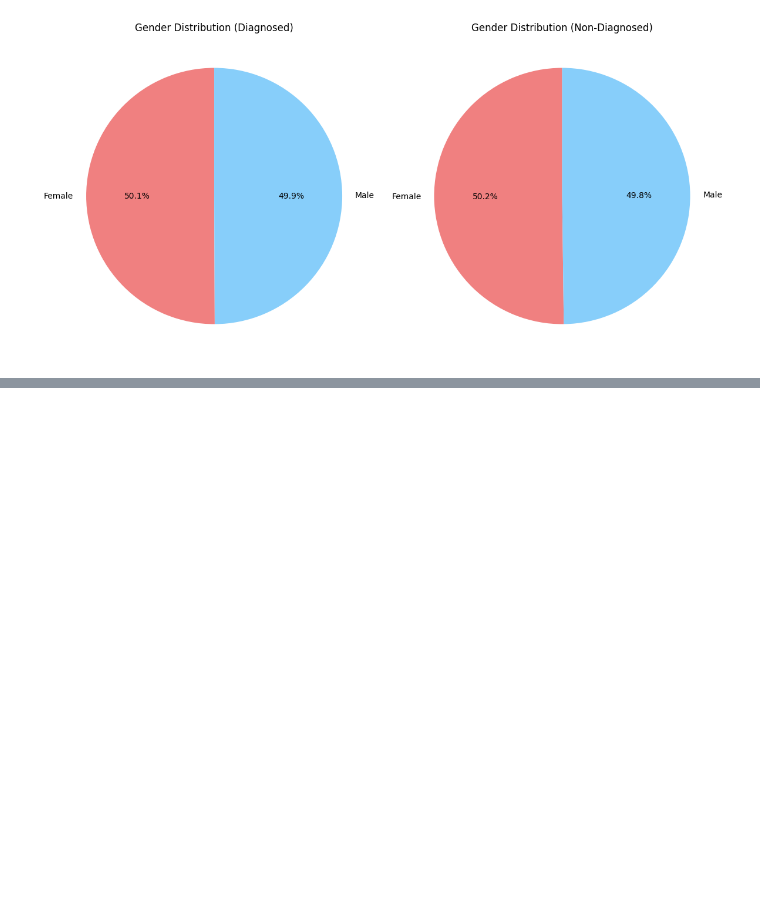
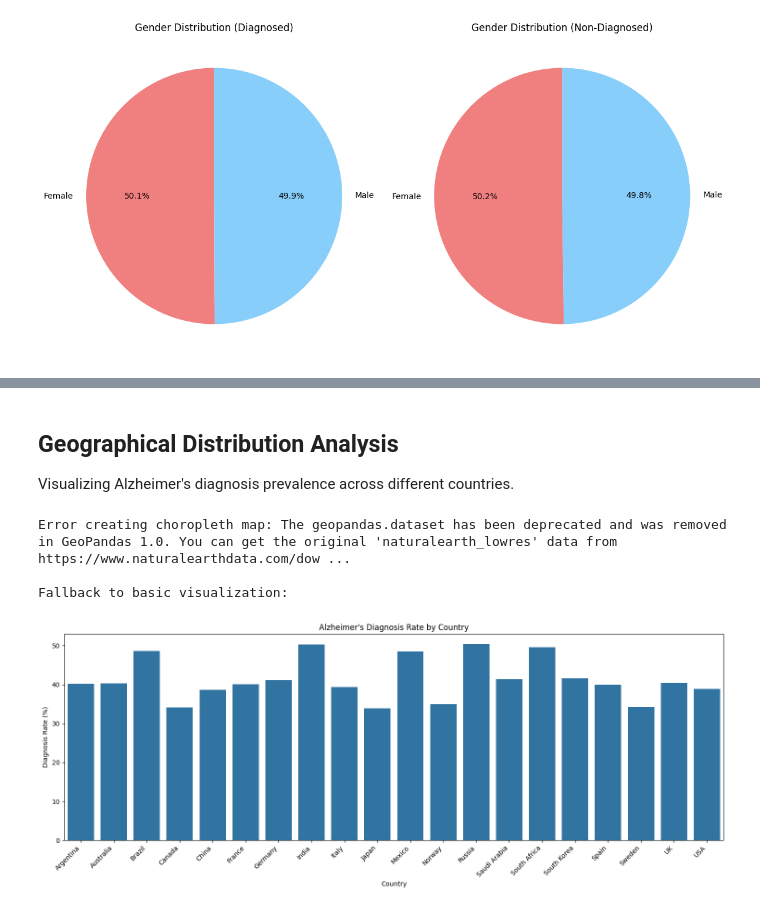
Before and after one commit to Shivsgithubb/ALZHEIMER-S, a Jupyter notebook: analysis/Demographic_analysis.ipynb, the cells around one changed output, grey strips where cells are left out. Saved outputs shown, nothing was run; the diff lists cells and outputs as text; code cells hidden in the pictures; blank space fills up the shorter version.

```diff
--- a/analysis/Demographic_analysis.ipynb
+++ b/analysis/Demographic_analysis.ipynb
@@ -212,0 +237,77 @@ AttributeError: The geopandas.dataset has been deprecated and was removed in Geo
+# %% [markdown]
+## Geographical Distribution Analysis
+
+Visualizing Alzheimer's diagnosis prevalence across different countries.
+# %%
+# Calculate diagnosis rate by country
+country_stats = df.groupby('Country')['Alzheimer’s Diagnosis'].apply(lambda x: (x == 'Yes').mean() * 100).reset_index()
+country_stats.columns = ['Country', 'Diagnosis_Rate']
+
+try:
+    # Import required libraries for mapping
+    import geopandas as gpd
+
+    # Load world map data
+    world = gpd.read_file(gpd.datasets.get_path('naturalearth_lowres'))
+
+    # Some country names might differ between your dataset and the naturalearth dataset
+    # Create a mapping dictionary for inconsistent country names
+    country_name_map = {
+        'United States': 'United States of America',
+        'UK': 'United Kingdom',
+        # Add more mappings if needed
+    }
+
+    # Apply the country name mapping
+    country_stats['Country'] = country_stats['Country'].replace(country_name_map)
+
+    # Merge the diagnosis rates with the world map data
+    world = world.merge(country_stats, how='left', left_on=['name'], right_on=['Country'])
+
+    # Create the choropleth map
+    fig, ax = plt.subplots(1, 1, figsize=(20, 10))
+
+    # Plot the map
+    world.plot(column='Diagnosis_Rate',
+              ax=ax,
+              legend=True,
+              legend_kwds={'label': 'Alzheimer\'s Diagnosis Rate (%)',
+                           'orientation': 'horizontal'},
+              missing_kwds={'color': 'lightgrey'},
+              cmap='YlOrRd')
+
+    # Customize the map
+    ax.set_title('Alzheimer\'s Diagnosis Rate by Country', fontsize=16)
+    ax.axis('off')
+
+    # Add text for missing data
+    ax.annotate('Grey: No Data',
+               xy=(0.1, 0.1),
+               xycoords='axes fraction',
+               fontsize=12)
+
+    plt.tight_layout()
+    plt.show()
+
+except Exception as e:
+    print(f'Error creating choropleth map: {str(e)}')
+    print('\nFallback to basic visualization:')
+
+    # Create a simple bar plot as fallback
+    plt.figure(figsize=(15, 6))
+    sns.barplot(data=country_stats, x='Country', y='Diagnosis_Rate')
+    plt.xticks(rotation=45, ha='right')
+    plt.title('Alzheimer\'s Diagnosis Rate by Country')
+    plt.xlabel('Country')
+    plt.ylabel('Diagnosis Rate (%)')
+    plt.tight_layout()
+    plt.show()
+
+    # Print the actual numbers
+    print('\nDiagnosis rates by country:')
+    print(country_stats.sort_values('Diagnosis_Rate', ascending=False))
+# %% [output]
+Error creating choropleth map: The geopandas.dataset has been deprecated and was removed in GeoPandas 1.0. You can get the original 'naturalearth_lowres' data from https://www.naturalearthdata.com/dow ...
+
+Fallback to basic visualization:
+[figure, added]
```
Also changed, not shown: parts of 8 cells of this notebook, 1 other file.
